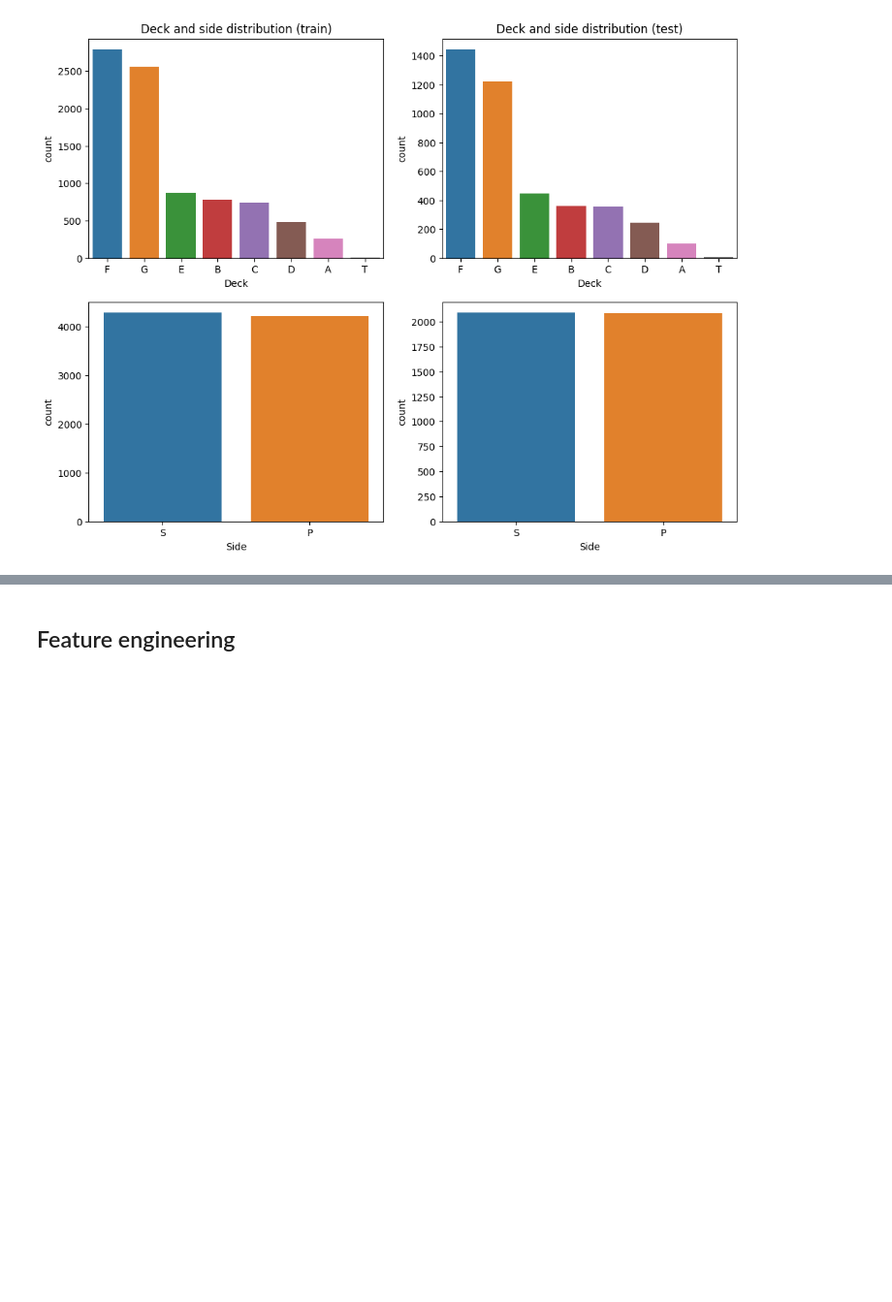
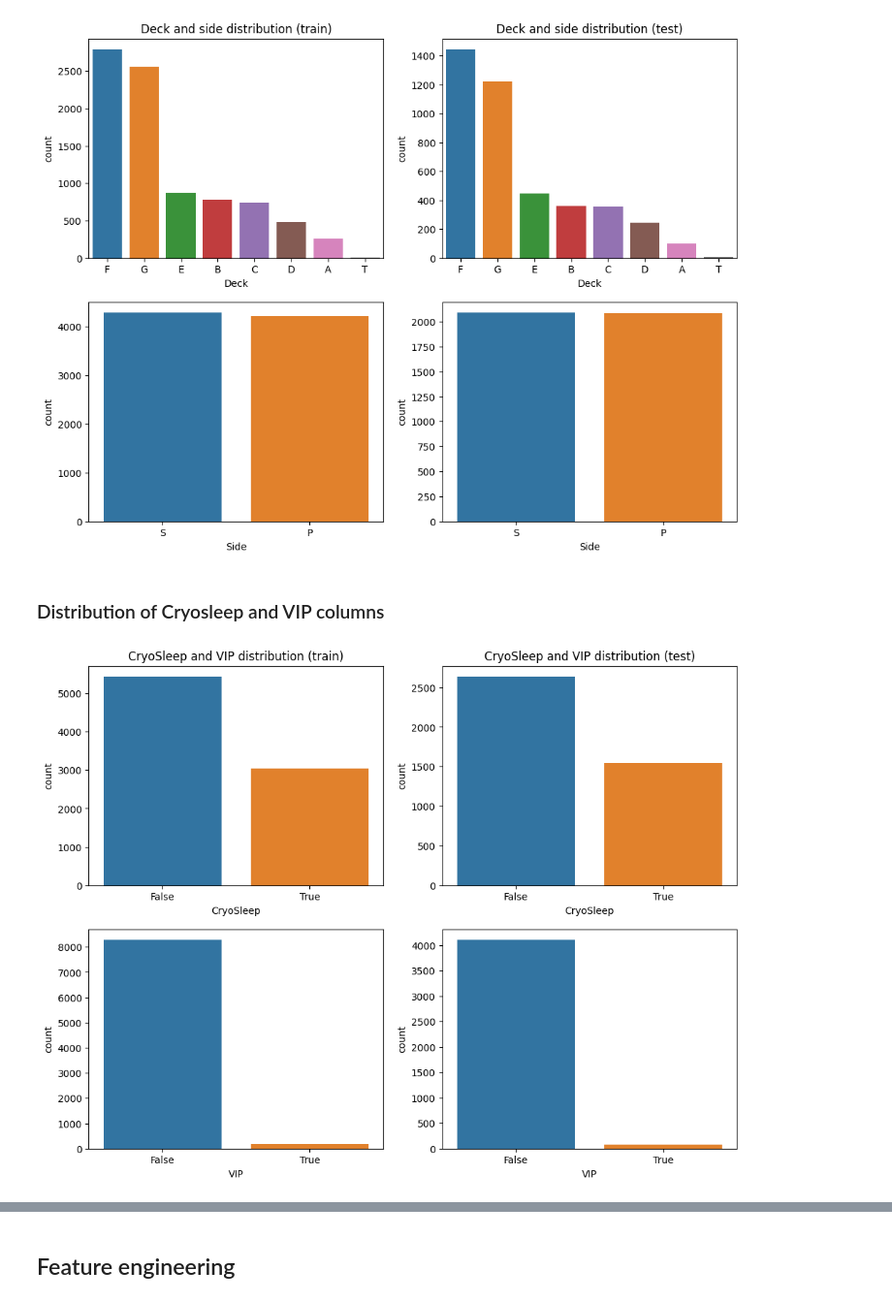
Before and after one commit to KacperUrban/Spaceship-titanic, a Jupyter notebook: Spaceshiptitanic.ipynb, the cells around one changed output, grey strips where cells are left out. Shown at 97% size. Drawn from its saved outputs; the diff is of its cells as text; code cells hidden in the pictures; blank space fills up the shorter version.

```diff
--- a/Spaceshiptitanic.ipynb
+++ b/Spaceshiptitanic.ipynb
@@ -198,3 +199,16 @@ sns.countplot(df_test, x="Side", ax=ax[1,1], order = df_test['Side'].value_count
 fig.show()
 # %% [output]
 [figure]
+# %% [markdown]
+### Distribution of Cryosleep and VIP columns
+# %%
+fig, ax = plt.subplots(2,2, figsize=(12,9))
+sns.countplot(data=X_space, x="CryoSleep", ax=ax[0,0])
+ax[0,0].set(title="CryoSleep and VIP distribution (train)")
+sns.countplot(data=submission_set, x="CryoSleep", ax=ax[0,1])
+ax[0,1].set(title="CryoSleep and VIP distribution (test)")
+sns.countplot(data=X_space, x="VIP", ax=ax[1,0])
+sns.countplot(data=submission_set, x="VIP", ax=ax[1,1])
+fig.show()
+# %% [output]
+[figure, added]
```
Also changed, not shown: parts of 12 cells of this notebook.
